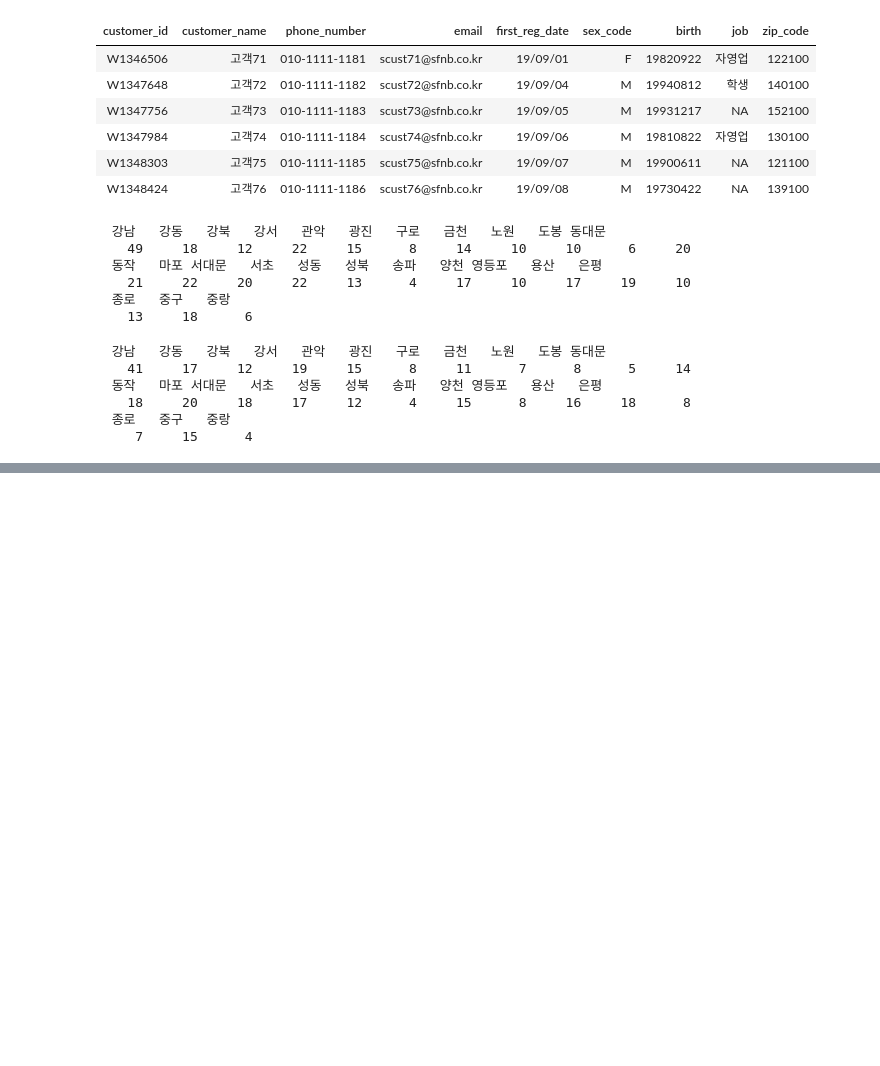
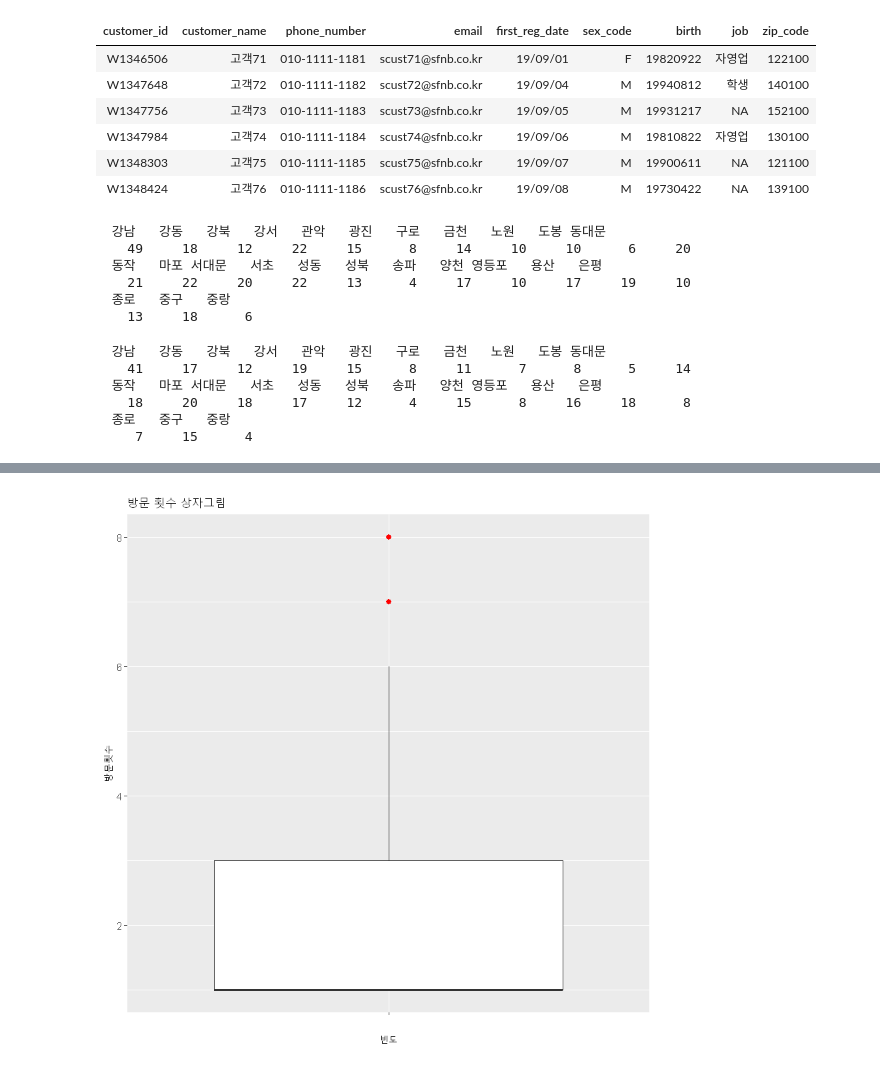
Before and after one commit to castleroad95/2021_data_analysis_class, a Jupyter notebook: R/20210322_r(stastics).ipynb, the cells around one changed output, grey strips where cells are left out. Cells and saved outputs as stored; diff of their text form; code cells hidden in the pictures; blank space fills up the shorter version.

```diff
--- a/R/20210322_r(stastics).ipynb
+++ b/R/20210322_r(stastics).ipynb
@@ -119,0 +209,6 @@ table(no_cancel_data$branch)
+# %%
+# 테이블조인
+# reserv_no를 키로 예약, 주문 테이블 연결
+df_rfm_join_1 <- inner_join(reservation_r, order_info_r, by = "reserv_no")
+
+head(df_rfm_join_1)     # 조인된 테이블 확인
@@ -119,0 +223,8 @@ table(no_cancel_data$branch)
+# %%
+# 고객 번호별 방문 횟수(F)와 매출(M) 정리
+df_rfm_data <- df_rfm_join_1 %>%
+    group_by(customer_id) %>%
+    summarise(visit_sum = n_distinct(reserv_no), sales_sum = sum(sales) / 1000) %>%
+    arrange(customer_id)
+
+df_rfm_data     # 데이터 확인
@@ -119,0 +259,7 @@ table(no_cancel_data$branch)
+# %%
+# 상자 그림 그리기
+ggplot(df_rfm_data, aes(x = "", y = visit_sum)) +
+    geom_boxplot(width = 0.8, outlier.size = 2, outlier.colour = "red") +
+    labs(title = "방문 횟수 상자그림", x = "빈도", y = "방문횟수")
+# %% [output]
+[figure, added]
```
Also changed, not shown: parts of 18 cells of this notebook.
